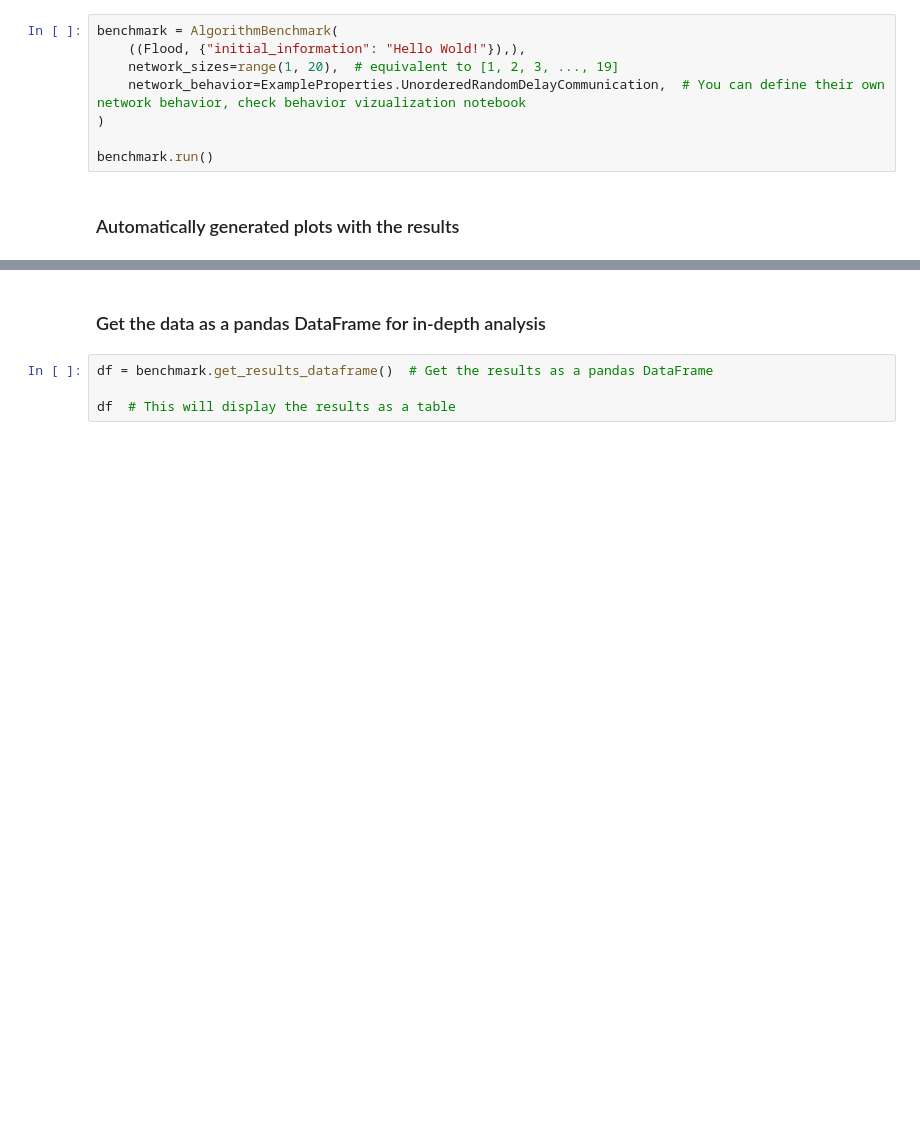
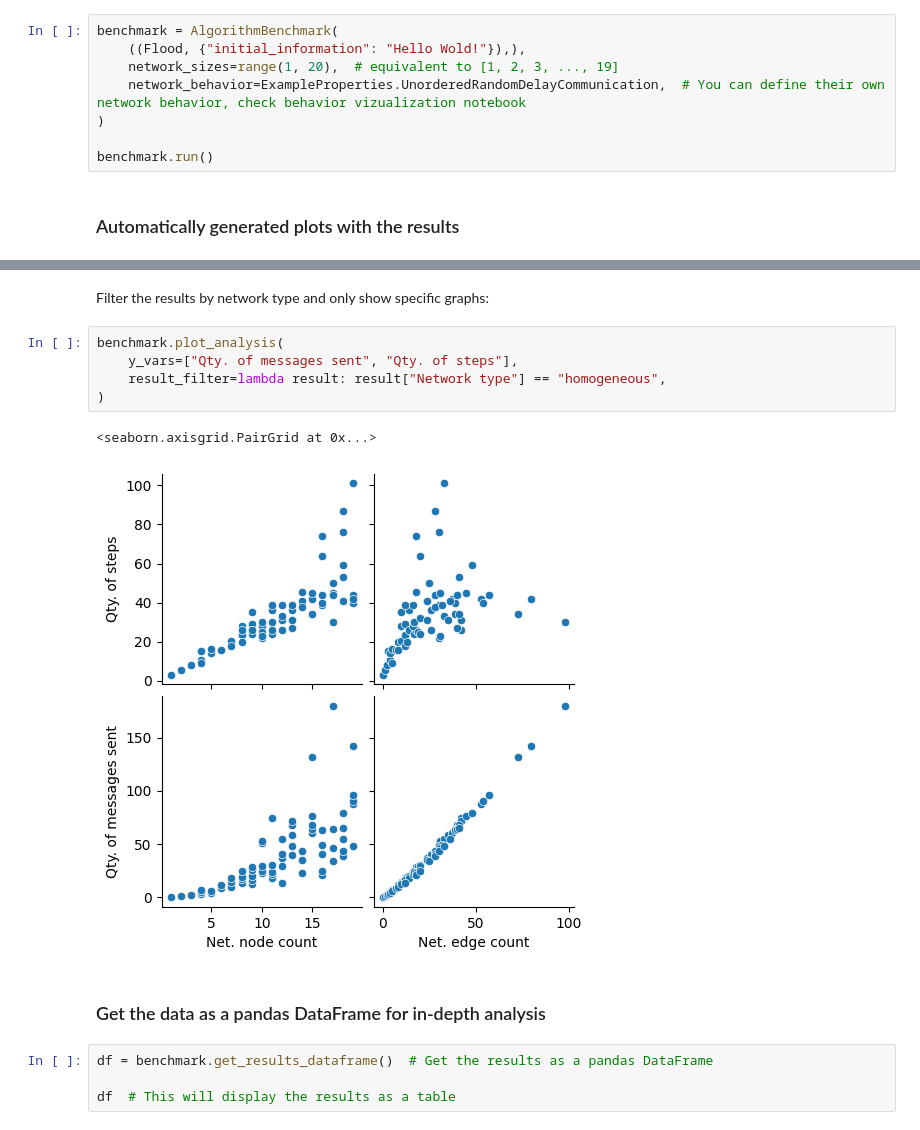
Before and after one commit to agustin-recoba/PyDistSim, a Jupyter notebook: docs/notebooks/benchmarking.ipynb, the cells around one changed output, grey strips where cells are left out. Cells and saved outputs as stored; diff of their text form; blank space fills up the shorter version.

```diff
--- a/docs/notebooks/benchmarking.ipynb
+++ b/docs/notebooks/benchmarking.ipynb
@@ -34,3 +30,13 @@ benchmark.plot_analysis()  # Create a plot
+# %% [markdown]
+Filter the results by network type and only show specific graphs:
+# %%
+benchmark.plot_analysis(
+    y_vars=["Qty. of messages sent", "Qty. of steps"],
+    result_filter=lambda result: result["Network type"] == "homogeneous",
+)
+# %% [output]
+<seaborn.axisgrid.PairGrid at 0x...>
+[figure, added]
 # %% [markdown]
 ### Get the data as a pandas DataFrame for in-depth analysis
 # %%
```
Also changed, not shown: parts of 3 cells of this notebook, 6 other files.
